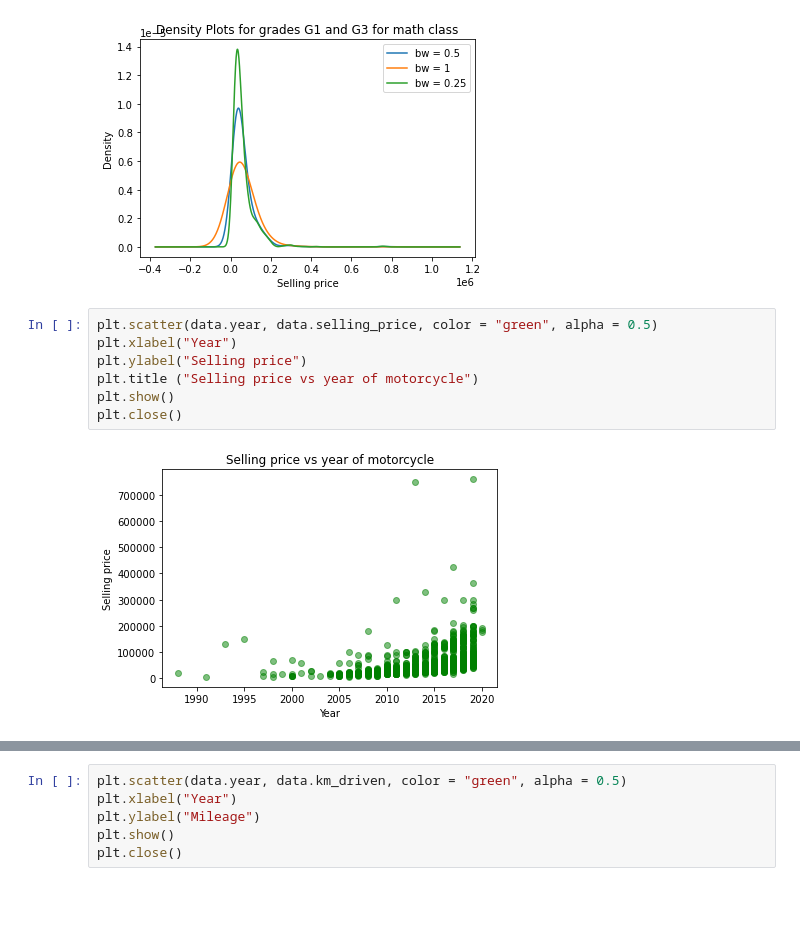
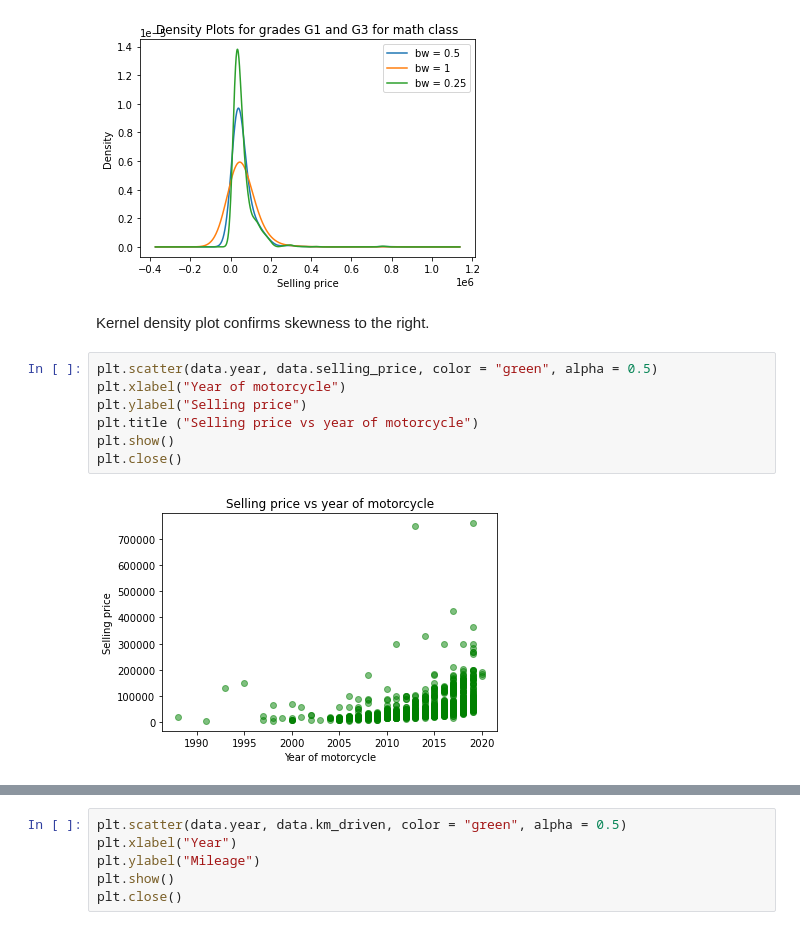
Before and after one commit to peshekhodko/ST590-Project1, a Jupyter notebook: Project1.ipynb, the cells around one changed output, grey strips where cells are left out. Saved outputs shown, nothing was run; the diff lists cells and outputs as text; blank space fills up the shorter version.

```diff
--- a/Project1.ipynb
+++ b/Project1.ipynb
@@ -107,12 +117,14 @@ plt.show()
 plt.close()
 # %% [output]
 [figure]
+# %% [markdown]
+Kernel density plot confirms skewness to the right.
 # %%
 plt.scatter(data.year, data.selling_price, color = "green", alpha = 0.5)
-plt.xlabel("Year")
+plt.xlabel("Year of motorcycle")
 plt.ylabel("Selling price")
 plt.title ("Selling price vs year of motorcycle")
 plt.show()
 plt.close()
 # %% [output]
-[figure, old version]
+[figure, new version]
```
Also changed, not shown: parts of 15 cells of this notebook.
